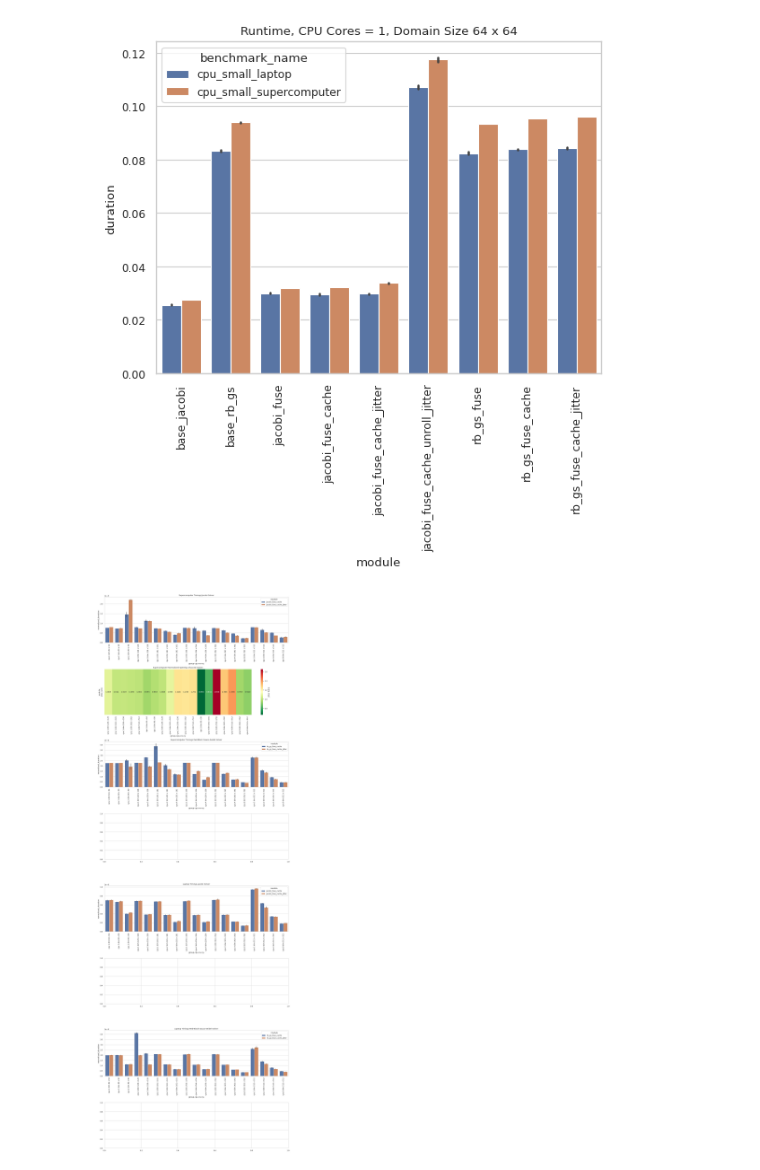
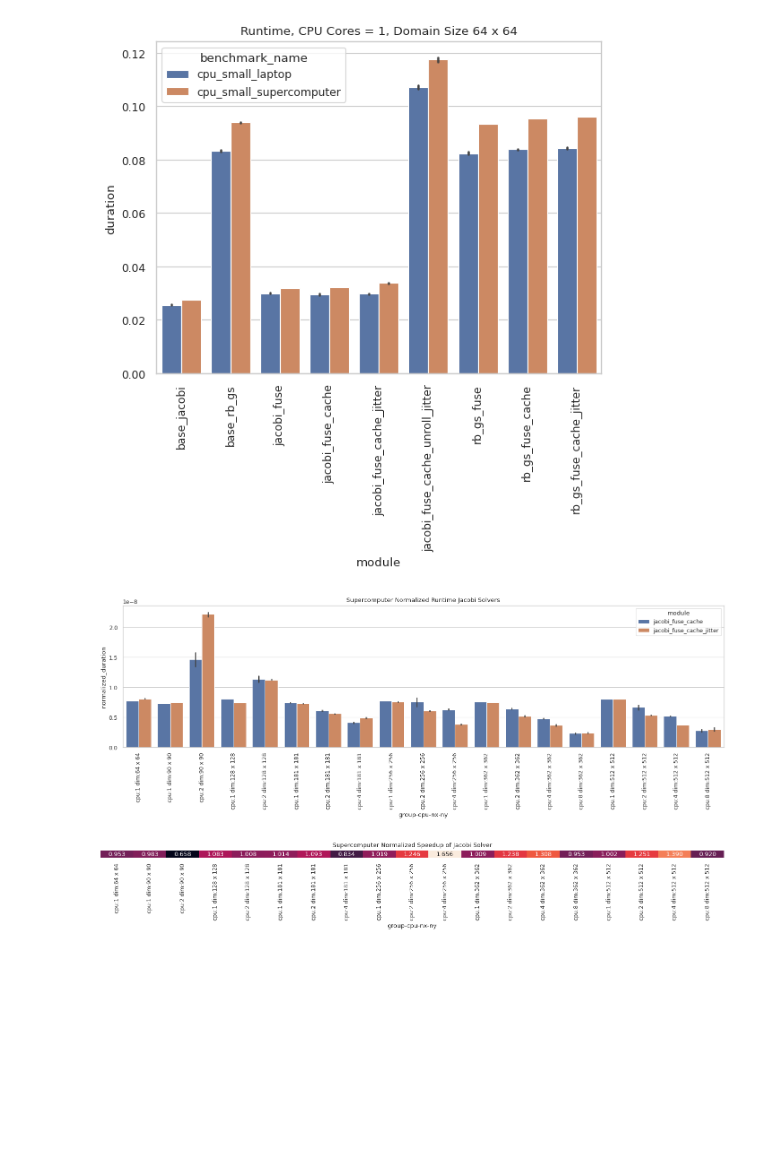
Before and after one commit to MarcelFerrari/Pyroclast, a Jupyter notebook: scripts/thesis/thesis_plots.ipynb, the cells around one changed output. Saved outputs shown, nothing was run; the diff lists cells and outputs as text; code cells hidden in the pictures; blank space fills up the shorter version.

Commit message:
+ Working dual plot

```diff
--- a/scripts/thesis/thesis_plots.ipynb
+++ b/scripts/thesis/thesis_plots.ipynb
@@ -424,58 +425,69 @@ j_jacobi_sc = jitter_set_jacobi[jitter_set_jacobi["benchmark_name"].isin(["cpu_s
 jitter_set_rbgs = joint_df[joint_df["module"].isin(["rb_gs_fuse_cache", "rb_gs_fuse_cache_jitter"])]
 j_rbgs_sc = jitter_set_rbgs[jitter_set_rbgs["benchmark_name"].isin(["cpu_small_supercomputer", "cpu_medium_supercomputer"])].dropna(subset=["normalized_duration", "duration"]).sort_values(["nx", "ny", "cpu_count"])
 
 jitter_set_jacobi = joint_df[joint_df["module"].isin(["jacobi_fuse_cache", "jacobi_fuse_cache_jitter"])]
 j_jacobi_lt = jitter_set_jacobi[jitter_set_jacobi["benchmark_name"].isin(["cpu_small_laptop", "cpu_medium_laptop"])].dropna(subset=["normalized_duration", "duration"]).sort_values(["nx", "ny", "cpu_count"])
 
 jitter_set_rbgs = joint_df[joint_df["module"].isin(["rb_gs_fuse_cache", "rb_gs_fuse_cache_jitter"])]
 j_rbgs_lt = jitter_set_rbgs[jitter_set_rbgs["benchmark_name"].isin(["cpu_small_laptop", "cpu_medium_laptop"])].dropna(subset=["normalized_duration", "duration"]).sort_values(["nx", "ny", "cpu_count"])
 
-# Speedup
+# Speedup - aggregate first
 aggregated = j_jacobi_sc.groupby(['group-cpu-nx-ny', 'module'])['normalized_duration'].mean().reset_index()
+
+# Get the sorting columns from original data
+sort_info = j_jacobi_sc[['group-cpu-nx-ny', 'nx', 'ny', 'cpu_count']].drop_duplicates()
+
+# Merge to get nx, ny, cpu_count
+aggregated = aggregated.merge(sort_info, on='group-cpu-nx-ny')
 
 # Pivot so modules become columns
 pivoted = aggregated.pivot(index='group-cpu-nx-ny',
                            columns='module',
                            values='normalized_duration')
 
+# Merge back the sorting columns
+pivoted = pivoted.merge(sort_info, on='group-cpu-nx-ny')
+
+# Sort by nx, ny, cpu_count
+pivoted = pivoted.sort_values(['nx', 'ny', 'cpu_count'])
+
 # Divide jitter by non-jitter
 pivoted['jitter_ratio'] = pivoted['jacobi_fuse_cache'] / pivoted['jacobi_fuse_cache_jitter']
-# pivoted = pivoted.sort_values(["nx", "ny", "cpu_count"])
 
-
-heatmap_data = pivoted[["jitter_ratio"]].T
+# Create heatmap with sorted index
+heatmap_data = pivoted.set_index('group-cpu-nx-ny')[['jitter_ratio']].T
 
 with sns.axes_style("whitegrid"):
-    fig, ax = plt.subplots(8, 1, figsize=(14, 40))
+    fig, ax = plt.subplots(figsize=(14, 5), constrained_layout=True)
 
-    # TODO idea: add ratio: jitter / not jitter and make heatmap plot underneath the bar plots
+    # Bar plot
+    plt.xticks(rotation=90)
+    plt.title('Supercomputer Normalized Runtime Jacobi Solvers')
+    sns.barplot(data=j_jacobi_sc, x="group-cpu-nx-ny", y="normalized_duration", hue="module")
+    write_fig("071_jitter_timings", fig)
+    plt.show()
 
-    # ax = plt.axes()
-    ax[0].tick_params(axis='x', rotation=90)
-    ax[0].set_title('Supercomputer Timings Jacobi Solver')
-    sns.barplot(data=j_jacobi_sc, x="group-cpu-nx-ny", y="normalized_duration", hue="module", ax=ax[0])
+with sns.axes_style("whitegrid"):
 
-    # Add first bar
-    ax[1].tick_params(axis='x', rotation=90)
-    ax[1].set_title('Supercomputer Normalized Speedup of Jacobi Solver')
-    ax[1].set_ylabel('Normalized Speedup jitter / no jitter')
-    # sns.barplot(data=result, x="group-cpu-nx-ny", y="jitter_ratio",  ax=ax[1])
-    sns.heatmap(heatmap_data, annot=True, fmt='.3f', cmap='RdYlGn_r', cbar_kws={'label': 'Jitter Ratio'}, ax=ax[1])
+    fig, ax = plt.subplots(figsize=(14, 2), constrained_layout=True)
 
-    ax[2].tick_params(axis='x', rotation=90)
-    ax[2].set_title('Supercomputer Timings Red-Black Gauss-Seidel Solver')
-    sns.barplot(data=j_rbgs_sc, x="group-cpu-nx-ny", y="normalized_duration", hue="module", ax=ax[2])
+    ax.set_title('Supercomputer Normalized Speedup of Jacobi Solver')
+    ax.set_ylabel('Normalized Speedup (no jitter / jitter)')
 
-    ax[4].tick_params(axis='x', rotation=90)
-    ax[4].set_title('Laptop Timings Jacobi Solver')
-    sns.barplot(data=j_jacobi_lt, x="group-cpu-nx-ny", y="normalized_duration", hue="module", ax=ax[4])
+    hm = sns.heatmap(
+        heatmap_data,
+        annot=True,
+        fmt='.3f',
+        cbar=False,
+        xticklabels=True,
+        yticklabels=False,
+        ax=ax
+    )
 
-    ax[6].tick_params(axis='x', rotation=90)
-    ax[6].set_title('Laptop Timings Red-Black Gauss-Seidel Solver')
+    ax.set_xticklabels(ax.get_xticklabels(), rotation=90)
 
-    sns.barplot(data=j_rbgs_lt, x="group-cpu-nx-ny", y="normalized_duration", hue="module", ax=ax[6])
-    plt.tight_layout()
+    write_fig("072_jitter_speedup", fig)
     plt.show()
-    write_fig("07_jitter_timings", fig)
 # %% [output]
-[figure, old version]
+[figure, new version]
+[figure, added]
```
Also changed, not shown: parts of 1 cell of this notebook.
